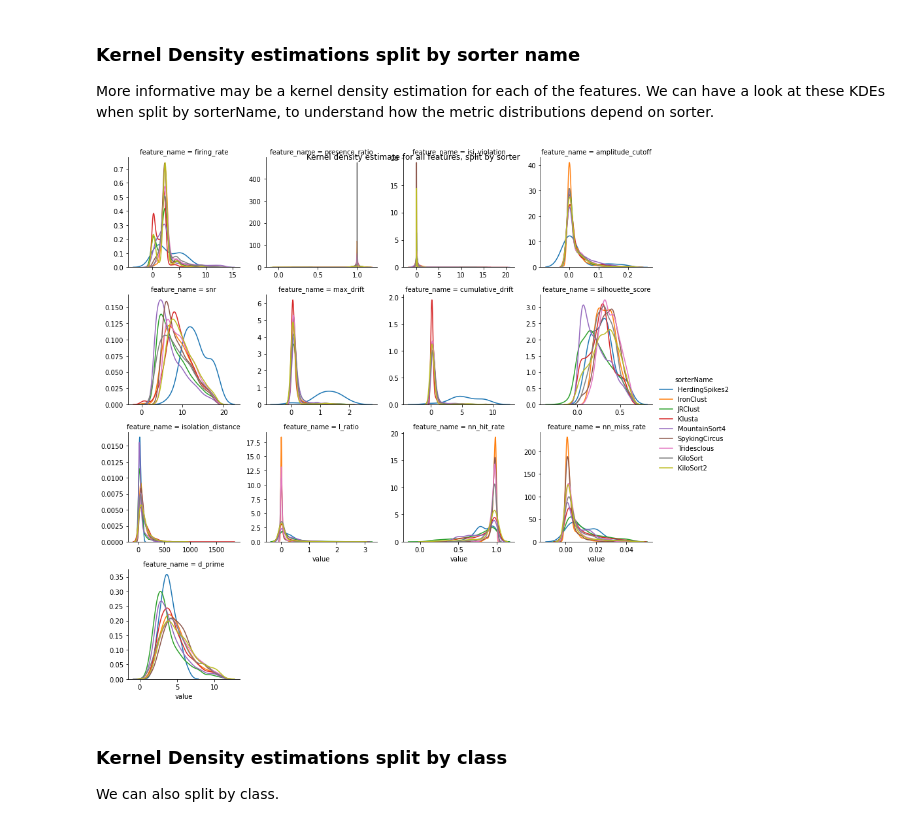
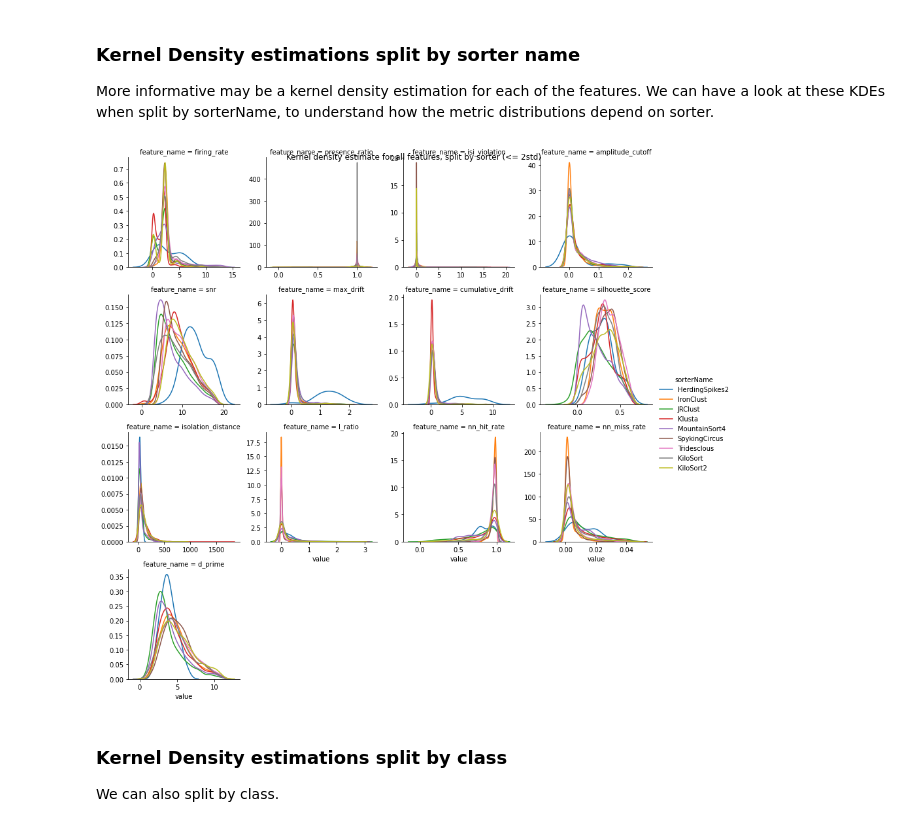
Before and after one commit to michaeljohnclancy/truespikes, a Jupyter notebook: notebooks/analysis/split_by_probe_type.ipynb, the cells around one changed output. Drawn from its saved outputs; the diff is of its cells as text; code cells hidden in the pictures.

```diff
--- a/notebooks/analysis/split_by_probe_type.ipynb
+++ b/notebooks/analysis/split_by_probe_type.ipynb
@@ -99,15 +97,15 @@ We can have a look at these KDEs when split by sorterName, to understand how the
 # %%
 plot_feature_kdes(
     static_tetrode_metric_data,
     feature_names=METRIC_NAMES,
     by='sorterName',
     n_deviations=2,
     col_wrap=4,
-    title='Kernel density estimate for all features, split by sorter',
+    title='Kernel density estimate for all features, split by sorter (<= 2std)',
     figsize=(16,10),
     fig_out='/home/mclancy/truespikes/figures/feature_selection/metric_description/static_tetrode_feature_kdeplots_by_sorter.pdf')
 # %% [output]
-[figure, old version]
+[figure, new version]
 # %% [markdown]
 ### Kernel Density estimations split by class
 We can also split by class.
```
Also changed, not shown: parts of 4 cells of this notebook, 16 other files.
